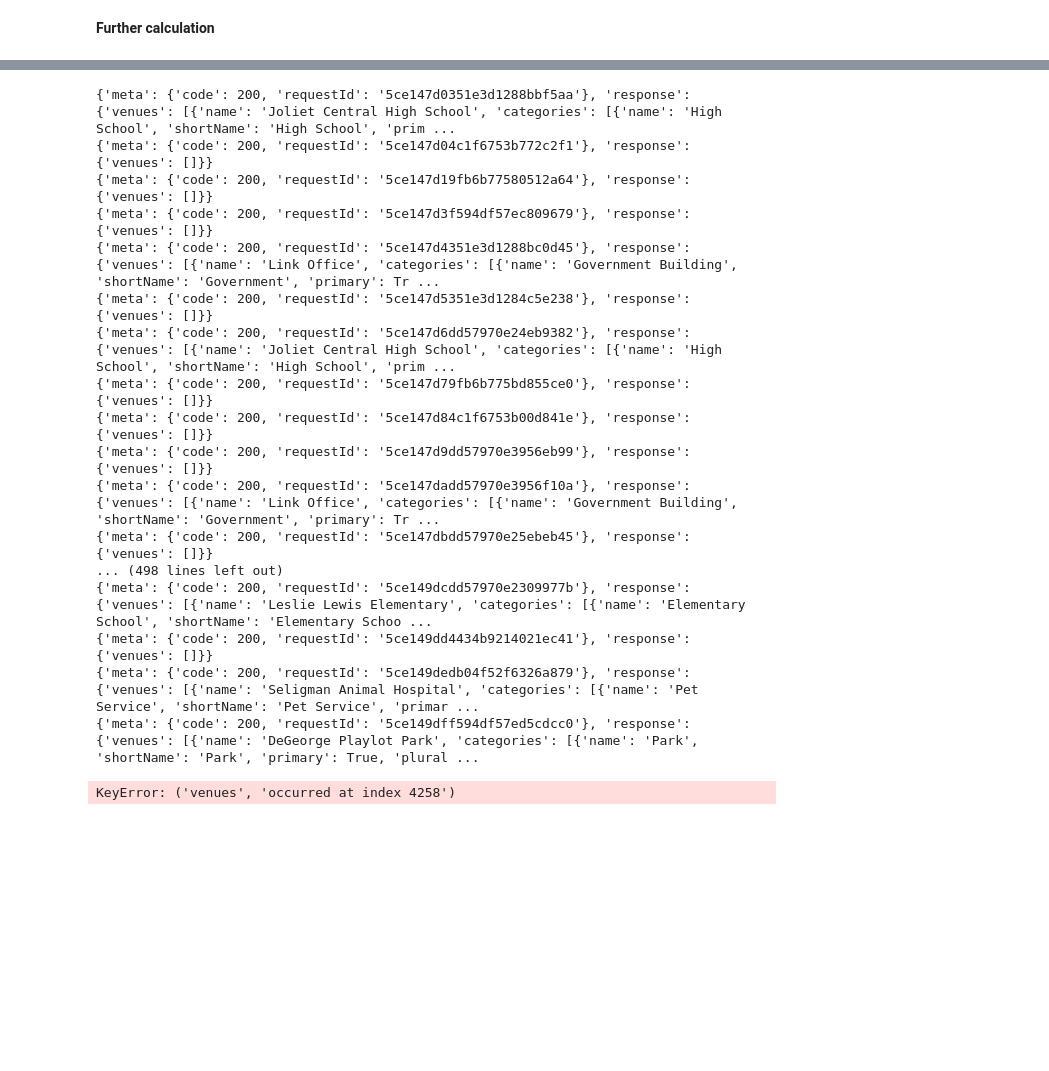
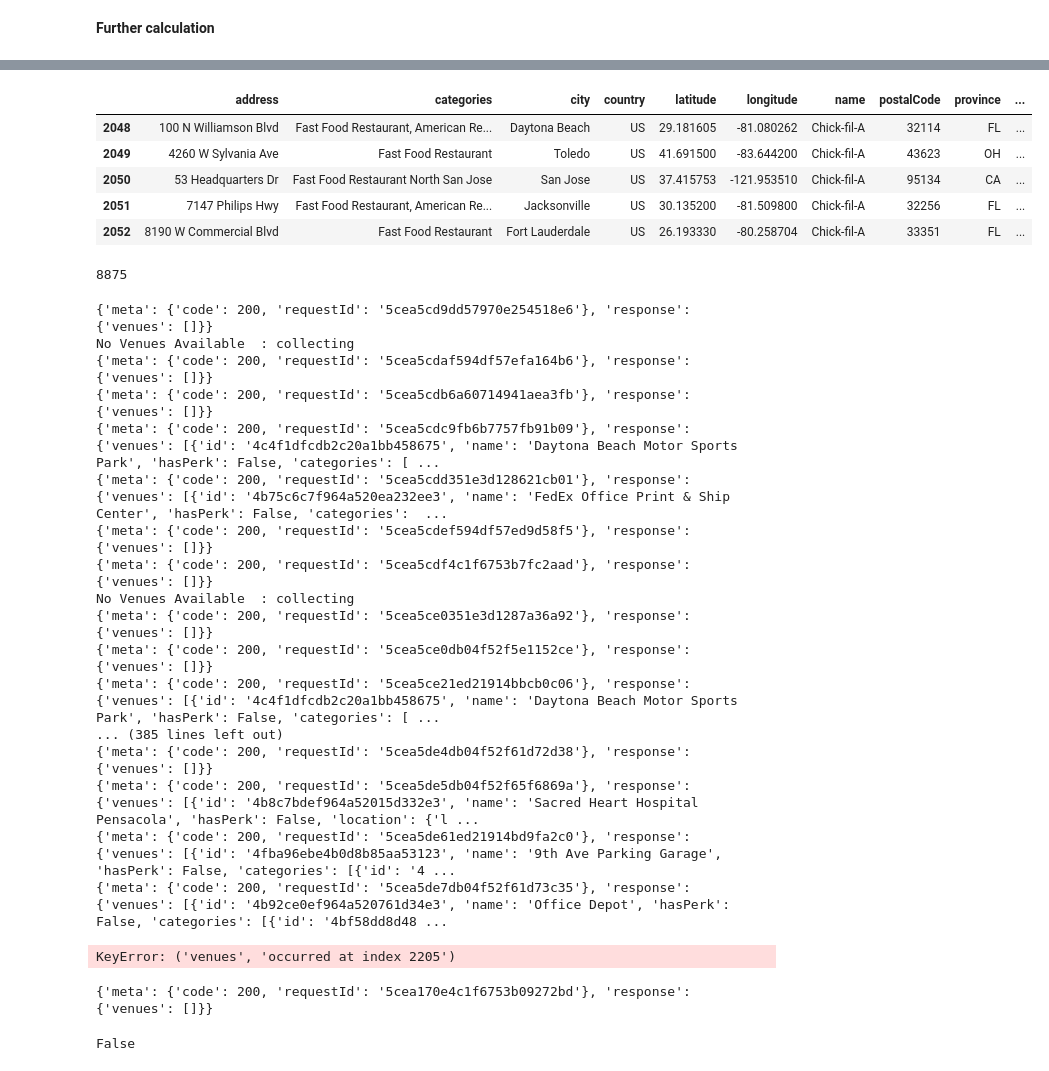
Before and after one commit to dhruvip/Coursera_Capstone, a Jupyter notebook: Untitled.ipynb, the cells around one changed output, grey strips where cells are left out. Saved outputs shown, nothing was run; the diff lists cells and outputs as text; code cells hidden in the pictures; blank space fills up the shorter version.

```diff
--- a/Untitled.ipynb
+++ b/Untitled.ipynb
@@ -296,3 +351,20 @@ usmap.save('top25.html')
+# %%
+read_fsq_df = pd.read_csv('fsq_calls.csv')
+read_fsq_df.tail(10)
+# df_top25['api_call_made'] = False
+df_sliced = df_top25.iloc[2048:]
+df_sliced.head()
+# %% [output]
+|  | address | categories | city | country | latitude | longitude | name | postalCode | province | ... |
+| 2048 | 100 N Williamson Blvd | Fast Food Restaurant, American Re... | Daytona Beach | US | 29.181605 | -81.080262 | Chick-fil-A | 32114 | FL | ... |
+| 2049 | 4260 W Sylvania Ave | Fast Food Restaurant | Toledo | US | 41.691500 | -83.644200 | Chick-fil-A | 43623 | OH | ... |
+| 2050 | 53 Headquarters Dr | Fast Food Restaurant North San Jose | San Jose | US | 37.415753 | -121.953510 | Chick-fil-A | 95134 | CA | ... |
+| 2051 | 7147 Philips Hwy | Fast Food Restaurant, American Re... | Jacksonville | US | 30.135200 | -81.509800 | Chick-fil-A | 32256 | FL | ... |
+| 2052 | 8190 W Commercial Blvd | Fast Food Restaurant | Fort Lauderdale | US | 26.193330 | -80.258704 | Chick-fil-A | 33351 | FL | ... |
+# %%
+print(len(df_top25.index))
+# %% [output]
+8875
 # %%
 def add_lat_long(lat_long, values):
     if type(lat_long) is not np.ndarray:
@@ -302,8 +374,12 @@ def add_lat_long(lat_long, values):
     return lat_long
 
 def get_neighbours(each_):
+    if each_['api_call_made']:
+        return each_
+
     lat_long = None
     each_venue = fsq.get_venue_search(each_['latitude'], each_['longitude'],'school')
+    print(each_venue, ' : collecting')
     if not (type(each_venue) is str):
         each_['schools'] = len(each_venue.index)
         lat_long = each_venue[['lat','lng']].values
@@ -347,27 +423,32 @@ def get_neighbours(each_):
     else:
         each_['mall'] = 0
 
-    each_['ammenities_lat_long'] = lat_long
+    each_['all_lat_long'] = lat_long
+    each_['api_call_made'] = True
+    df_top25.at[each_.T.index[0], 'api_call_made'] = True
+    each_ = pd.DataFrame(each_)
+    each_.T.to_csv('fsq_calls.csv', index=True, sep=',',header=False, index_label=None, mode='a')
     return each_
+# each_.to_csv('fsq_calls.csv', mode='a', header=False)
 
-df_il.reset_index()
-df_il = df_il.apply(get_neighbours,axis=1)
+# df_il.reset_index()
+df_sliced.apply(get_neighbours,axis=1)
 # %% [output]
-{'meta': {'code': 200, 'requestId': '5ce147d0351e3d1288bbf5aa'}, 'response': {'venues': [{'name': 'Joliet Central High School', 'categories': [{'name': 'High School', 'shortName': 'High School', 'prim ...
-{'meta': {'code': 200, 'requestId': '5ce147d04c1f6753b772c2f1'}, 'response': {'venues': []}}
-{'meta': {'code': 200, 'requestId': '5ce147d19fb6b77580512a64'}, 'response': {'venues': []}}
-{'meta': {'code': 200, 'requestId': '5ce147d3f594df57ec809679'}, 'response': {'venues': []}}
-{'meta': {'code': 200, 'requestId': '5ce147d4351e3d1288bc0d45'}, 'response': {'venues': [{'name': 'Link Office', 'categories': [{'name': 'Government Building', 'shortName': 'Government', 'primary': Tr ...
-{'meta': {'code': 200, 'requestId': '5ce147d5351e3d1284c5e238'}, 'response': {'venues': []}}
-{'meta': {'code': 200, 'requestId': '5ce147d6dd57970e24eb9382'}, 'response': {'venues': [{'name': 'Joliet Central High School', 'categories': [{'name': 'High School', 'shortName': 'High School', 'prim ...
-{'meta': {'code': 200, 'requestId': '5ce147d79fb6b775bd855ce0'}, 'response': {'venues': []}}
-{'meta': {'code': 200, 'requestId': '5ce147d84c1f6753b00d841e'}, 'response': {'venues': []}}
-{'meta': {'code': 200, 'requestId': '5ce147d9dd57970e3956eb99'}, 'response': {'venues': []}}
-{'meta': {'code': 200, 'requestId': '5ce147dadd57970e3956f10a'}, 'response': {'venues': [{'name': 'Link Office', 'categories': [{'name': 'Government Building', 'shortName': 'Government', 'primary': Tr ...
-{'meta': {'code': 200, 'requestId': '5ce147dbdd57970e25ebeb45'}, 'response': {'venues': []}}
-... (498 lines left out)
-{'meta': {'code': 200, 'requestId': '5ce149dcdd57970e2309977b'}, 'response': {'venues': [{'name': 'Leslie Lewis Elementary', 'categories': [{'name': 'Elementary School', 'shortName': 'Elementary Schoo ...
-{'meta': {'code': 200, 'requestId': '5ce149dd4434b9214021ec41'}, 'response': {'venues': []}}
-{'meta': {'code': 200, 'requestId': '5ce149dedb04f52f6326a879'}, 'response': {'venues': [{'name': 'Seligman Animal Hospital', 'categories': [{'name': 'Pet Service', 'shortName': 'Pet Service', 'primar ...
-{'meta': {'code': 200, 'requestId': '5ce149dff594df57ed5cdcc0'}, 'response': {'venues': [{'name': 'DeGeorge Playlot Park', 'categories': [{'name': 'Park', 'shortName': 'Park', 'primary': True, 'plural ...
+{'meta': {'code': 200, 'requestId': '5cea5cd9dd57970e254518e6'}, 'response': {'venues': []}}
+No Venues Available  : collecting
+{'meta': {'code': 200, 'requestId': '5cea5cdaf594df57efa164b6'}, 'response': {'venues': []}}
+{'meta': {'code': 200, 'requestId': '5cea5cdb6a60714941aea3fb'}, 'response': {'venues': []}}
+{'meta': {'code': 200, 'requestId': '5cea5cdc9fb6b7757fb91b09'}, 'response': {'venues': [{'id': '4c4f1dfcdb2c20a1bb458675', 'name': 'Daytona Beach Motor Sports Park', 'hasPerk': False, 'categories': [ ...
+{'meta': {'code': 200, 'requestId': '5cea5cdd351e3d128621cb01'}, 'response': {'venues': [{'id': '4b75c6c7f964a520ea232ee3', 'name': 'FedEx Office Print & Ship Center', 'hasPerk': False, 'categories':  ...
+{'meta': {'code': 200, 'requestId': '5cea5cdef594df57ed9d58f5'}, 'response': {'venues': []}}
+{'meta': {'code': 200, 'requestId': '5cea5cdf4c1f6753b7fc2aad'}, 'response': {'venues': []}}
+No Venues Available  : collecting
+{'meta': {'code': 200, 'requestId': '5cea5ce0351e3d1287a36a92'}, 'response': {'venues': []}}
+{'meta': {'code': 200, 'requestId': '5cea5ce0db04f52f5e1152ce'}, 'response': {'venues': []}}
+{'meta': {'code': 200, 'requestId': '5cea5ce21ed21914bbcb0c06'}, 'response': {'venues': [{'id': '4c4f1dfcdb2c20a1bb458675', 'name': 'Daytona Beach Motor Sports Park', 'hasPerk': False, 'categories': [ ...
+... (385 lines left out)
+{'meta': {'code': 200, 'requestId': '5cea5de4db04f52f61d72d38'}, 'response': {'venues': []}}
+{'meta': {'code': 200, 'requestId': '5cea5de5db04f52f65f6869a'}, 'response': {'venues': [{'id': '4b8c7bdef964a52015d332e3', 'name': 'Sacred Heart Hospital Pensacola', 'hasPerk': False, 'location': {'l ...
+{'meta': {'code': 200, 'requestId': '5cea5de61ed21914bd9fa2c0'}, 'response': {'venues': [{'id': '4fba96ebe4b0d8b85aa53123', 'name': '9th Ave Parking Garage', 'hasPerk': False, 'categories': [{'id': '4 ...
+{'meta': {'code': 200, 'requestId': '5cea5de7db04f52f61d73c35'}, 'response': {'venues': [{'id': '4b92ce0ef964a520761d34e3', 'name': 'Office Depot', 'hasPerk': False, 'categories': [{'id': '4bf58dd8d48 ...
-KeyError: ('venues', 'occurred at index 4258')
+KeyError: ('venues', 'occurred at index 2205')
@@ -374,6 +457,9 @@ KeyError: ('venues', 'occurred at index 4258')
 # %%
-whut = fsq.get_venue_search(41.527670,-88.072261,'school')
-whut
+whut = fsq.get_venue_search(35.5573,-80.8611,'school')
+not type(whut) is str
+# %% [output]
+{'meta': {'code': 200, 'requestId': '5cea170e4c1f6753b09272bd'}, 'response': {'venues': []}}
+False
 # %%
 # 'burgerbasket': Int64Index([2430], dtype='int64'),
 #  'burgerfi': Int64Index([7949], dtype='int64'),
```
Also changed, not shown: parts of 10 cells of this notebook, 2 other files.
